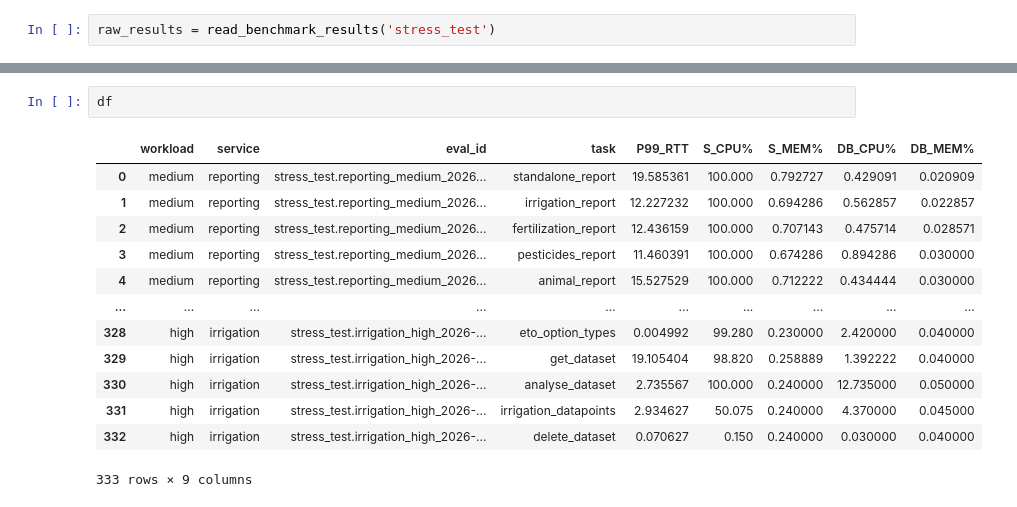
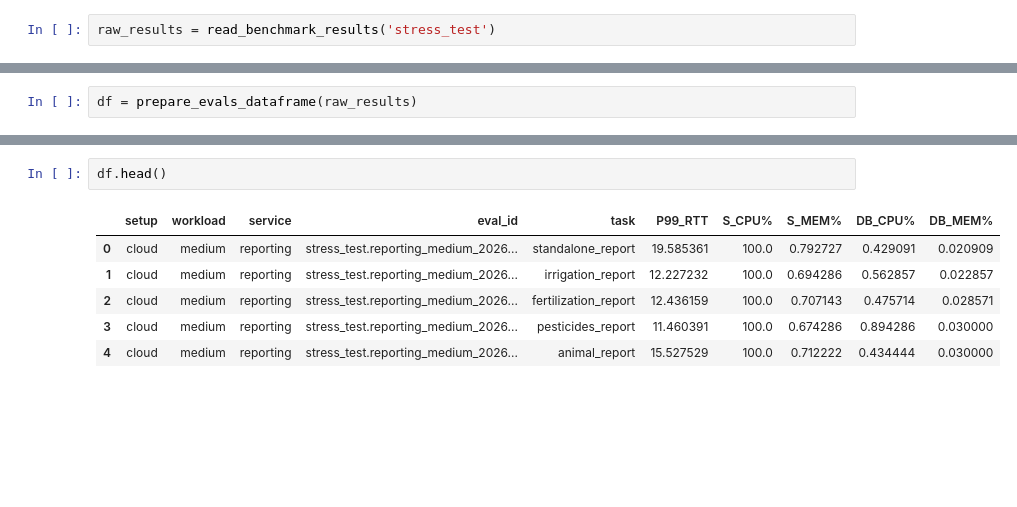
Before and after one commit to openagri-eu/OpenAgri-Benchmark, a Jupyter notebook: openagri_benchmark/postprocessing/StressTest.ipynb, the cells around one changed output, grey strips where cells are left out. Drawn from its saved outputs; the diff is of its cells as text; blank space fills up the shorter version.

```diff
--- a/openagri_benchmark/postprocessing/StressTest.ipynb
+++ b/openagri_benchmark/postprocessing/StressTest.ipynb
@@ -60,0 +15,2 @@ df = pd.DataFrame(data)
+# %%
+df = prepare_evals_dataframe(raw_results)
@@ -61,16 +35,9 @@ df = pd.DataFrame(data)
 # %%
-df
+df.head()
 # %% [output]
-|  | workload | service | eval_id | task | P99_RTT | S_CPU% | S_MEM% | DB_CPU% | DB_MEM% |
-| 0 | medium | reporting | stress_test.reporting_medium_2026... | standalone_report | 19.585361 | 100.000 | 0.792727 | 0.429091 | 0.020909 |
-| 1 | medium | reporting | stress_test.reporting_medium_2026... | irrigation_report | 12.227232 | 100.000 | 0.694286 | 0.562857 | 0.022857 |
-| 2 | medium | reporting | stress_test.reporting_medium_2026... | fertilization_report | 12.436159 | 100.000 | 0.707143 | 0.475714 | 0.028571 |
-| 3 | medium | reporting | stress_test.reporting_medium_2026... | pesticides_report | 11.460391 | 100.000 | 0.674286 | 0.894286 | 0.030000 |
-| 4 | medium | reporting | stress_test.reporting_medium_2026... | animal_report | 15.527529 | 100.000 | 0.712222 | 0.434444 | 0.030000 |
-| ... | ... | ... | ... | ... | ... | ... | ... | ... | ... |
-| 328 | high | irrigation | stress_test.irrigation_high_2026-... | eto_option_types | 0.004992 | 99.280 | 0.230000 | 2.420000 | 0.040000 |
-| 329 | high | irrigation | stress_test.irrigation_high_2026-... | get_dataset | 19.105404 | 98.820 | 0.258889 | 1.392222 | 0.040000 |
-| 330 | high | irrigation | stress_test.irrigation_high_2026-... | analyse_dataset | 2.735567 | 100.000 | 0.240000 | 12.735000 | 0.050000 |
-| 331 | high | irrigation | stress_test.irrigation_high_2026-... | irrigation_datapoints | 2.934627 | 50.075 | 0.240000 | 4.370000 | 0.045000 |
-| 332 | high | irrigation | stress_test.irrigation_high_2026-... | delete_dataset | 0.070627 | 0.150 | 0.240000 | 0.030000 | 0.040000 |
+|  | setup | workload | service | eval_id | task | P99_RTT | S_CPU% | S_MEM% | DB_CPU% | DB_MEM% |
+| 0 | cloud | medium | reporting | stress_test.reporting_medium_2026... | standalone_report | 19.585361 | 100.0 | 0.792727 | 0.429091 | 0.020909 |
+| 1 | cloud | medium | reporting | stress_test.reporting_medium_2026... | irrigation_report | 12.227232 | 100.0 | 0.694286 | 0.562857 | 0.022857 |
+| 2 | cloud | medium | reporting | stress_test.reporting_medium_2026... | fertilization_report | 12.436159 | 100.0 | 0.707143 | 0.475714 | 0.028571 |
+| 3 | cloud | medium | reporting | stress_test.reporting_medium_2026... | pesticides_report | 11.460391 | 100.0 | 0.674286 | 0.894286 | 0.030000 |
+| 4 | cloud | medium | reporting | stress_test.reporting_medium_2026... | animal_report | 15.527529 | 100.0 | 0.712222 | 0.434444 | 0.030000 |
-333 rows × 9 columns
```
Also changed, not shown: parts of 24 cells of this notebook, 4 other files.
